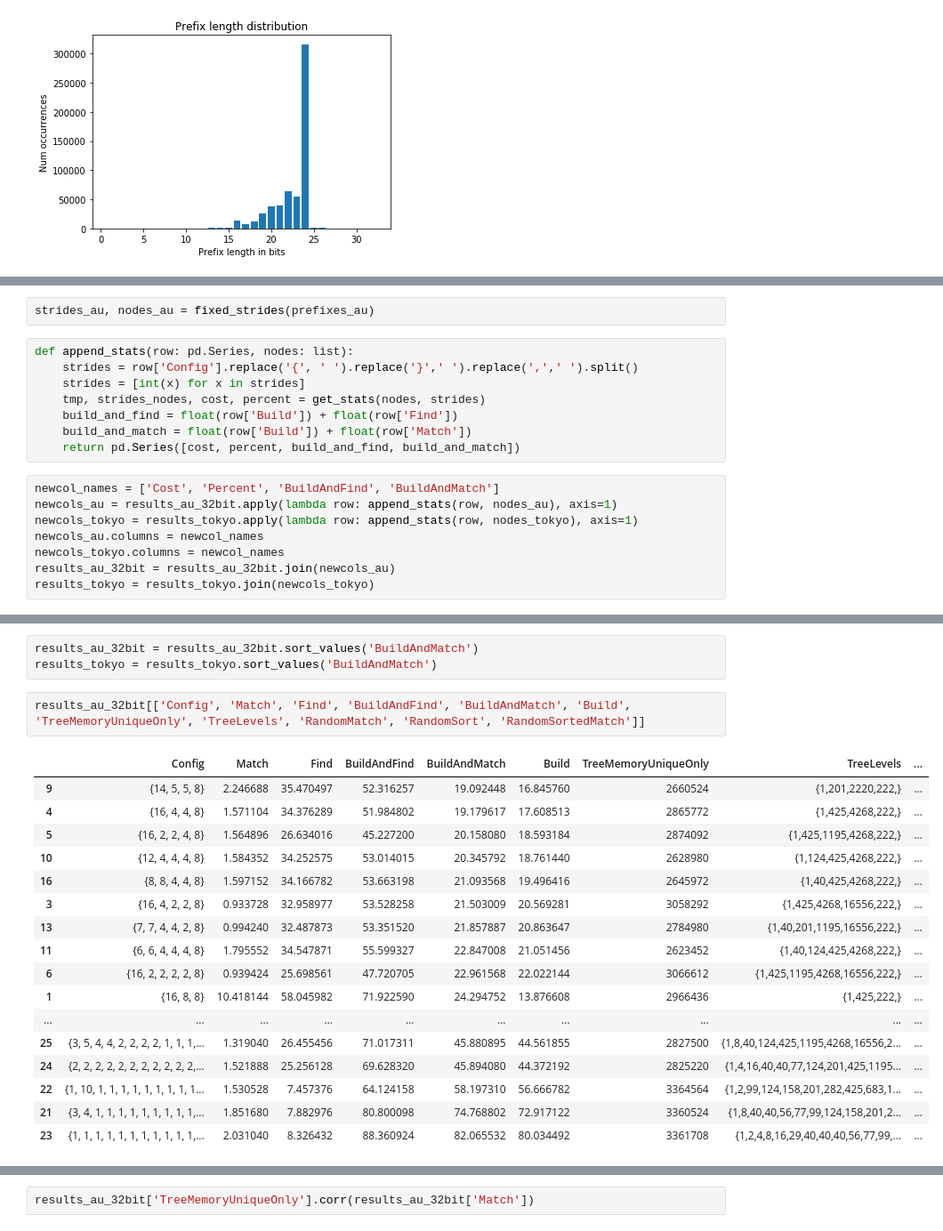
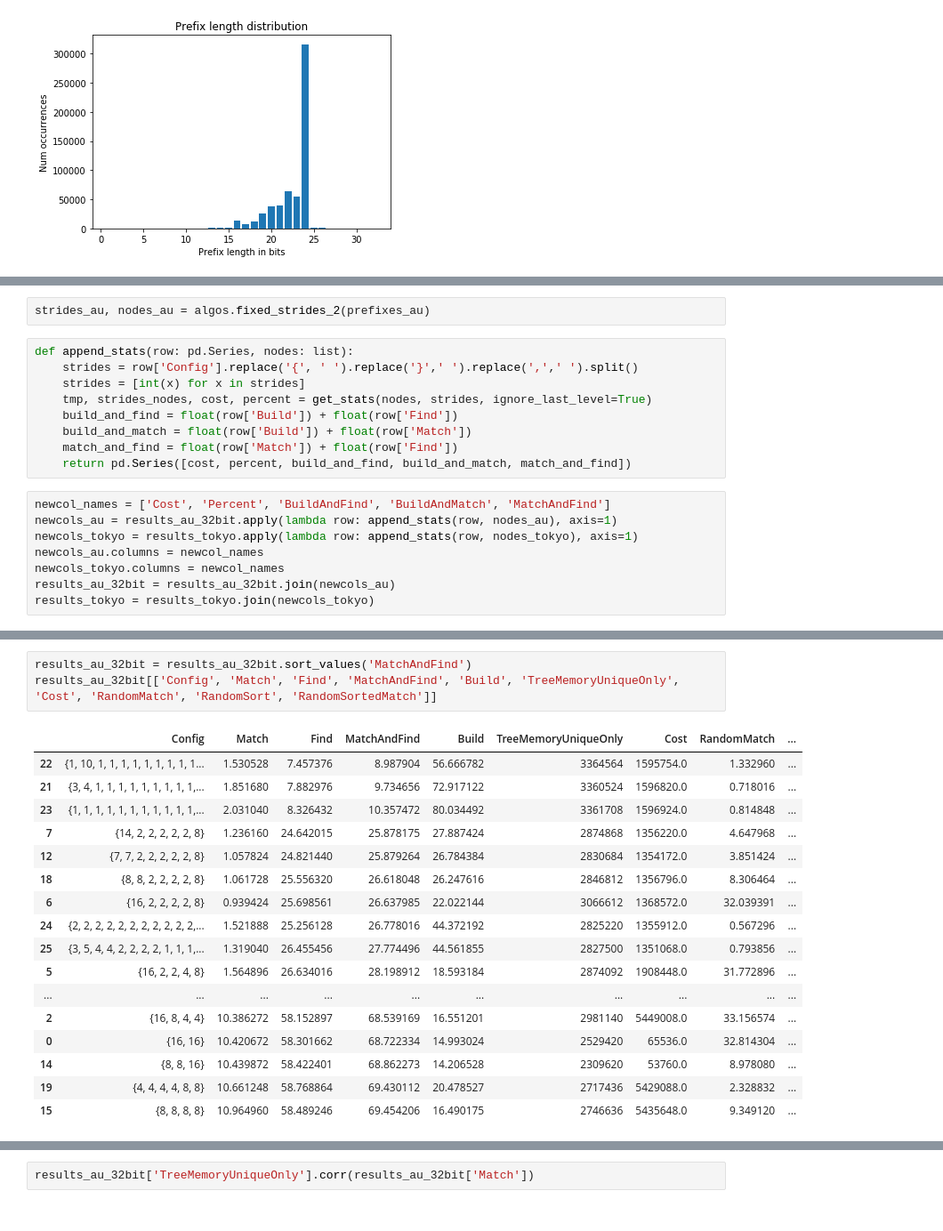
Before and after one commit to matrackif/TrieStrides, a Jupyter notebook: flavors_data_analysis.ipynb, the cells around one changed output, grey strips where cells are left out. Shown: that part at 89% size. Saved outputs shown, nothing was run; the diff lists cells and outputs as text.

Commit message:
Reorganize file and add ability to ignore last level

```diff
--- a/flavors_data_analysis.ipynb
+++ b/flavors_data_analysis.ipynb
@@ -37,15 +40,16 @@ strides_tokyo, nodes_tokyo = fixed_strides(prefixes_tokyo)
 # %%
-strides_au, nodes_au = fixed_strides(prefixes_au)
+strides_au, nodes_au = algos.fixed_strides_2(prefixes_au)
 # %%
 def append_stats(row: pd.Series, nodes: list):
     strides = row['Config'].replace('{', ' ').replace('}',' ').replace(',',' ').split()
     strides = [int(x) for x in strides]
-    tmp, strides_nodes, cost, percent = get_stats(nodes, strides)
+    tmp, strides_nodes, cost, percent = get_stats(nodes, strides, ignore_last_level=True)
     build_and_find = float(row['Build']) + float(row['Find'])
     build_and_match = float(row['Build']) + float(row['Match'])
-    return pd.Series([cost, percent, build_and_find, build_and_match])
+    match_and_find = float(row['Match']) + float(row['Find'])
+    return pd.Series([cost, percent, build_and_find, build_and_match, match_and_find])
 # %%
-newcol_names = ['Cost', 'Percent', 'BuildAndFind', 'BuildAndMatch']
+newcol_names = ['Cost', 'Percent', 'BuildAndFind', 'BuildAndMatch', 'MatchAndFind']
 newcols_au = results_au_32bit.apply(lambda row: append_stats(row, nodes_au), axis=1)
 newcols_tokyo = results_tokyo.apply(lambda row: append_stats(row, nodes_tokyo), axis=1)
 newcols_au.columns = newcol_names
@@ -73,23 +59,21 @@ Strides trie is: 84.79013112525126% the size of 1 bit trie
-# %%
-results_au_32bit = results_au_32bit.sort_values('BuildAndMatch')
-results_tokyo = results_tokyo.sort_values('BuildAndMatch')
 # %%
-results_au_32bit[['Config', 'Match', 'Find', 'BuildAndFind', 'BuildAndMatch', 'Build', 'TreeMemoryUniqueOnly', 'TreeLevels', 'RandomMatch', 'RandomSort', 'RandomSortedMatch']]
+results_au_32bit = results_au_32bit.sort_values('MatchAndFind')
+results_au_32bit[['Config', 'Match', 'Find', 'MatchAndFind', 'Build', 'TreeMemoryUniqueOnly', 'Cost', 'RandomMatch', 'RandomSort', 'RandomSortedMatch']]
 # %% [output]
-|  | Config | Match | Find | BuildAndFind | BuildAndMatch | Build | TreeMemoryUniqueOnly | TreeLevels | ... |
-| 9 | {14, 5, 5, 8} | 2.246688 | 35.470497 | 52.316257 | 19.092448 | 16.845760 | 2660524 | {1,201,2220,222,} | ... |
-| 4 | {16, 4, 4, 8} | 1.571104 | 34.376289 | 51.984802 | 19.179617 | 17.608513 | 2865772 | {1,425,4268,222,} | ... |
-| 5 | {16, 2, 2, 4, 8} | 1.564896 | 26.634016 | 45.227200 | 20.158080 | 18.593184 | 2874092 | {1,425,1195,4268,222,} | ... |
-| 10 | {12, 4, 4, 4, 8} | 1.584352 | 34.252575 | 53.014015 | 20.345792 | 18.761440 | 2628980 | {1,124,425,4268,222,} | ... |
-| 16 | {8, 8, 4, 4, 8} | 1.597152 | 34.166782 | 53.663198 | 21.093568 | 19.496416 | 2645972 | {1,40,425,4268,222,} | ... |
-| 3 | {16, 4, 2, 2, 8} | 0.933728 | 32.958977 | 53.528258 | 21.503009 | 20.569281 | 3058292 | {1,425,4268,16556,222,} | ... |
-| 13 | {7, 7, 4, 4, 2, 8} | 0.994240 | 32.487873 | 53.351520 | 21.857887 | 20.863647 | 2784980 | {1,40,201,1195,16556,222,} | ... |
-| 11 | {6, 6, 4, 4, 4, 8} | 1.795552 | 34.547871 | 55.599327 | 22.847008 | 21.051456 | 2623452 | {1,40,124,425,4268,222,} | ... |
-| 6 | {16, 2, 2, 2, 2, 8} | 0.939424 | 25.698561 | 47.720705 | 22.961568 | 22.022144 | 3066612 | {1,425,1195,4268,16556,222,} | ... |
-| 1 | {16, 8, 8} | 10.418144 | 58.045982 | 71.922590 | 24.294752 | 13.876608 | 2966436 | {1,425,222,} | ... |
+|  | Config | Match | Find | MatchAndFind | Build | TreeMemoryUniqueOnly | Cost | RandomMatch | ... |
+| 22 | {1, 10, 1, 1, 1, 1, 1, 1, 1, 1, 1... | 1.530528 | 7.457376 | 8.987904 | 56.666782 | 3364564 | 1595754.0 | 1.332960 | ... |
+| 21 | {3, 4, 1, 1, 1, 1, 1, 1, 1, 1, 1,... | 1.851680 | 7.882976 | 9.734656 | 72.917122 | 3360524 | 1596820.0 | 0.718016 | ... |
+| 23 | {1, 1, 1, 1, 1, 1, 1, 1, 1, 1, 1,... | 2.031040 | 8.326432 | 10.357472 | 80.034492 | 3361708 | 1596924.0 | 0.814848 | ... |
+| 7 | {14, 2, 2, 2, 2, 2, 8} | 1.236160 | 24.642015 | 25.878175 | 27.887424 | 2874868 | 1356220.0 | 4.647968 | ... |
+| 12 | {7, 7, 2, 2, 2, 2, 2, 8} | 1.057824 | 24.821440 | 25.879264 | 26.784384 | 2830684 | 1354172.0 | 3.851424 | ... |
+| 18 | {8, 8, 2, 2, 2, 2, 8} | 1.061728 | 25.556320 | 26.618048 | 26.247616 | 2846812 | 1356796.0 | 8.306464 | ... |
+| 6 | {16, 2, 2, 2, 2, 8} | 0.939424 | 25.698561 | 26.637985 | 22.022144 | 3066612 | 1368572.0 | 32.039391 | ... |
+| 24 | {2, 2, 2, 2, 2, 2, 2, 2, 2, 2, 2,... | 1.521888 | 25.256128 | 26.778016 | 44.372192 | 2825220 | 1355912.0 | 0.567296 | ... |
+| 25 | {3, 5, 4, 4, 2, 2, 2, 2, 1, 1, 1,... | 1.319040 | 26.455456 | 27.774496 | 44.561855 | 2827500 | 1351068.0 | 0.793856 | ... |
+| 5 | {16, 2, 2, 4, 8} | 1.564896 | 26.634016 | 28.198912 | 18.593184 | 2874092 | 1908448.0 | 31.772896 | ... |
 | ... | ... | ... | ... | ... | ... | ... | ... | ... | ... |
-| 25 | {3, 5, 4, 4, 2, 2, 2, 2, 1, 1, 1,... | 1.319040 | 26.455456 | 71.017311 | 45.880895 | 44.561855 | 2827500 | {1,8,40,124,425,1195,4268,16556,2... | ... |
-| 24 | {2, 2, 2, 2, 2, 2, 2, 2, 2, 2, 2,... | 1.521888 | 25.256128 | 69.628320 | 45.894080 | 44.372192 | 2825220 | {1,4,16,40,40,77,124,201,425,1195... | ... |
-| 22 | {1, 10, 1, 1, 1, 1, 1, 1, 1, 1, 1... | 1.530528 | 7.457376 | 64.124158 | 58.197310 | 56.666782 | 3364564 | {1,2,99,124,158,201,282,425,683,1... | ... |
-| 21 | {3, 4, 1, 1, 1, 1, 1, 1, 1, 1, 1,... | 1.851680 | 7.882976 | 80.800098 | 74.768802 | 72.917122 | 3360524 | {1,8,40,40,56,77,99,124,158,201,2... | ... |
-| 23 | {1, 1, 1, 1, 1, 1, 1, 1, 1, 1, 1,... | 2.031040 | 8.326432 | 88.360924 | 82.065532 | 80.034492 | 3361708 | {1,2,4,8,16,29,40,40,40,56,77,99,... | ... |
+| 2 | {16, 8, 4, 4} | 10.386272 | 58.152897 | 68.539169 | 16.551201 | 2981140 | 5449008.0 | 33.156574 | ... |
+| 0 | {16, 16} | 10.420672 | 58.301662 | 68.722334 | 14.993024 | 2529420 | 65536.0 | 32.814304 | ... |
+| 14 | {8, 8, 16} | 10.439872 | 58.422401 | 68.862273 | 14.206528 | 2309620 | 53760.0 | 8.978080 | ... |
+| 19 | {4, 4, 4, 4, 8, 8} | 10.661248 | 58.768864 | 69.430112 | 20.478527 | 2717436 | 5429088.0 | 2.328832 | ... |
+| 15 | {8, 8, 8, 8} | 10.964960 | 58.489246 | 69.454206 | 16.490175 | 2746636 | 5435648.0 | 9.349120 | ... |
```
Also changed, not shown: parts of 14 cells of this notebook, 3 other files.
